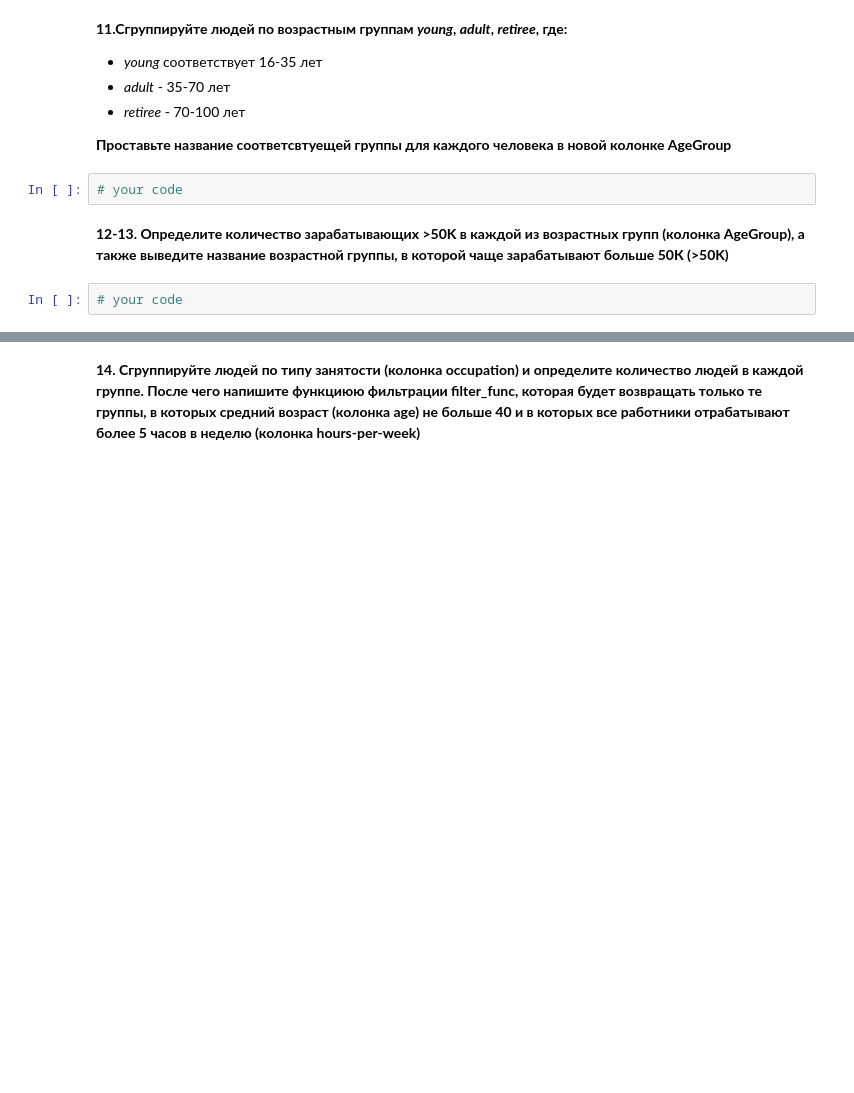
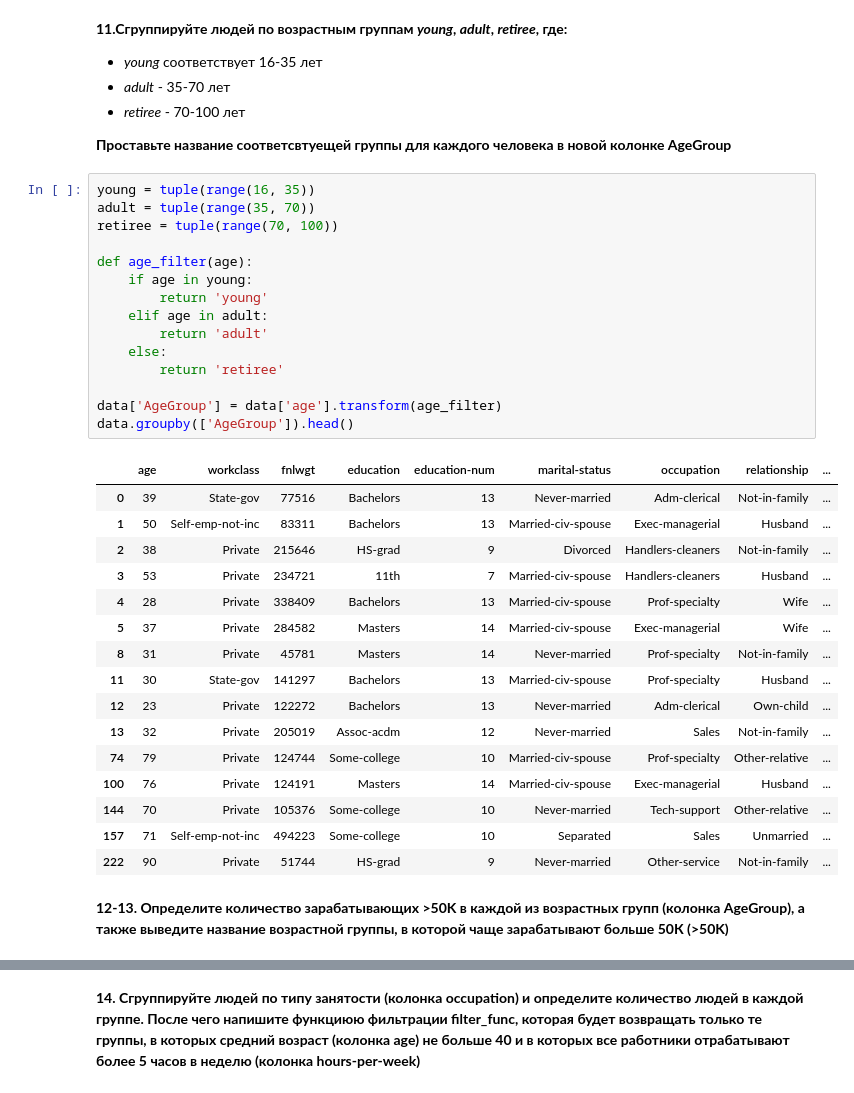
Before and after one commit to aleksandr-semenov-git/InnoTasks, a Jupyter notebook: assignment_pandas.ipynb, the cells around one changed output, grey strips where cells are left out. Saved outputs shown, nothing was run; the diff lists cells and outputs as text; blank space fills up the shorter version.

```diff
--- a/assignment_pandas.ipynb
+++ b/assignment_pandas.ipynb
@@ -102,9 +141,37 @@ data.groupby([sex & race])[['age', 'race', 'sex']].get_group(True).describe()
 * *retiree* - 70-100 лет
 
 **Проставьте название соответсвтуещей группы для каждого человека в новой колонке AgeGroup**
-# %%
-# your code
+# %%
+young = tuple(range(16, 35))
+adult = tuple(range(35, 70))
+retiree = tuple(range(70, 100))
+
+def age_filter(age):
+    if age in young:
+        return 'young'
+    elif age in adult:
+        return 'adult'
+    else:
+        return 'retiree'
+
+data['AgeGroup'] = data['age'].transform(age_filter)
+data.groupby(['AgeGroup']).head()
+# %% [output]
+|  | age | workclass | fnlwgt | education | education-num | marital-status | occupation | relationship | ... |
+| 0 | 39 | State-gov | 77516 | Bachelors | 13 | Never-married | Adm-clerical | Not-in-family | ... |
+| 1 | 50 | Self-emp-not-inc | 83311 | Bachelors | 13 | Married-civ-spouse | Exec-managerial | Husband | ... |
+| 2 | 38 | Private | 215646 | HS-grad | 9 | Divorced | Handlers-cleaners | Not-in-family | ... |
+| 3 | 53 | Private | 234721 | 11th | 7 | Married-civ-spouse | Handlers-cleaners | Husband | ... |
+| 4 | 28 | Private | 338409 | Bachelors | 13 | Married-civ-spouse | Prof-specialty | Wife | ... |
+| 5 | 37 | Private | 284582 | Masters | 14 | Married-civ-spouse | Exec-managerial | Wife | ... |
+| 8 | 31 | Private | 45781 | Masters | 14 | Never-married | Prof-specialty | Not-in-family | ... |
+| 11 | 30 | State-gov | 141297 | Bachelors | 13 | Married-civ-spouse | Prof-specialty | Husband | ... |
+| 12 | 23 | Private | 122272 | Bachelors | 13 | Never-married | Adm-clerical | Own-child | ... |
+| 13 | 32 | Private | 205019 | Assoc-acdm | 12 | Never-married | Sales | Not-in-family | ... |
+| 74 | 79 | Private | 124744 | Some-college | 10 | Married-civ-spouse | Prof-specialty | Other-relative | ... |
+| 100 | 76 | Private | 124191 | Masters | 14 | Married-civ-spouse | Exec-managerial | Husband | ... |
+| 144 | 70 | Private | 105376 | Some-college | 10 | Never-married | Tech-support | Other-relative | ... |
+| 157 | 71 | Self-emp-not-inc | 494223 | Some-college | 10 | Separated | Sales | Unmarried | ... |
+| 222 | 90 | Private | 51744 | HS-grad | 9 | Never-married | Other-service | Not-in-family | ... |
 # %% [markdown]
 **12-13. Определите количество зарабатывающих >50K в каждой из возрастных групп (колонка AgeGroup), а также выведите название возрастной группы, в которой чаще зарабатывают больше 50К (>50K)**
-# %%
-# your code
```
Also changed, not shown: parts of 12 cells of this notebook.
